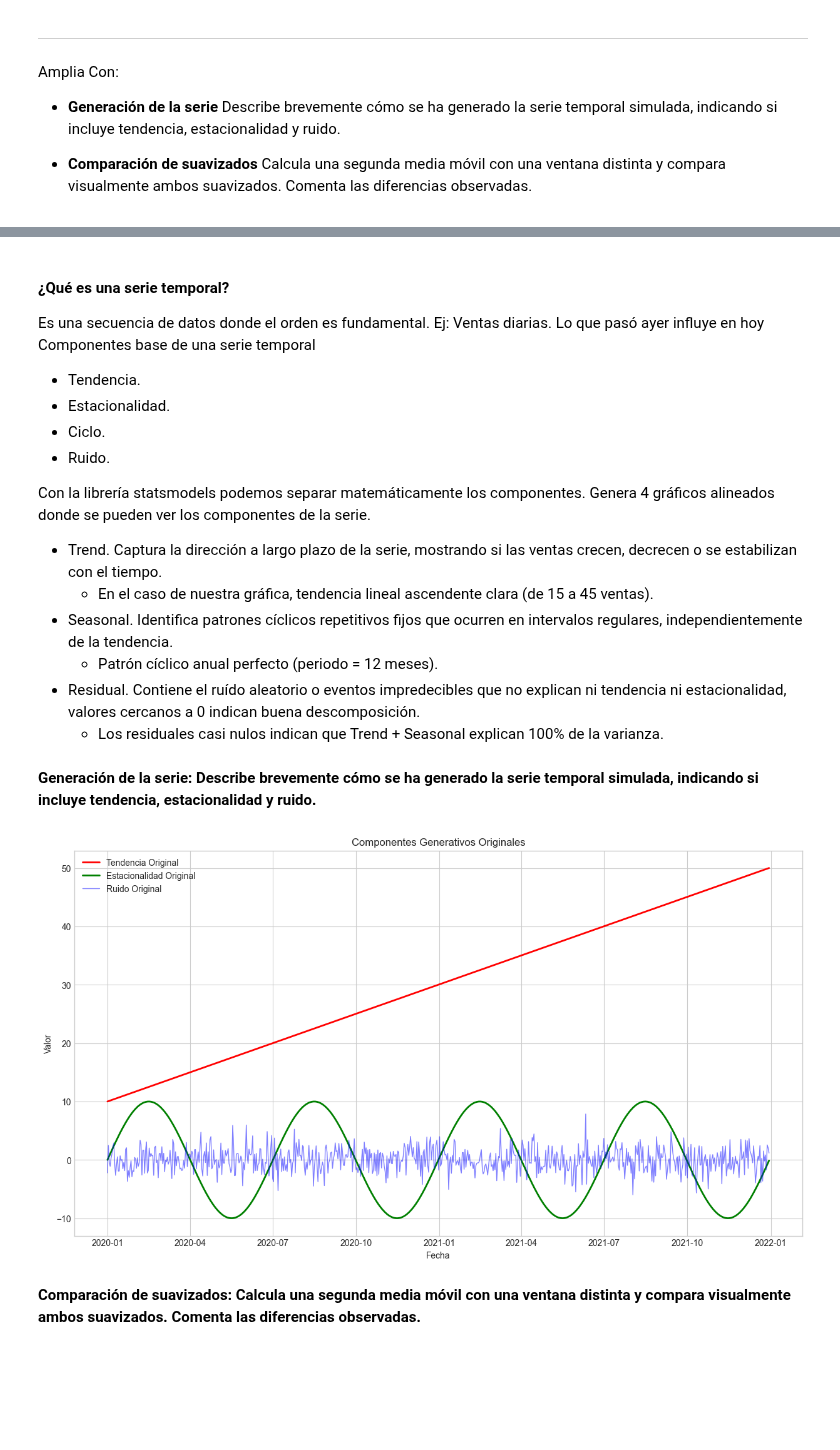
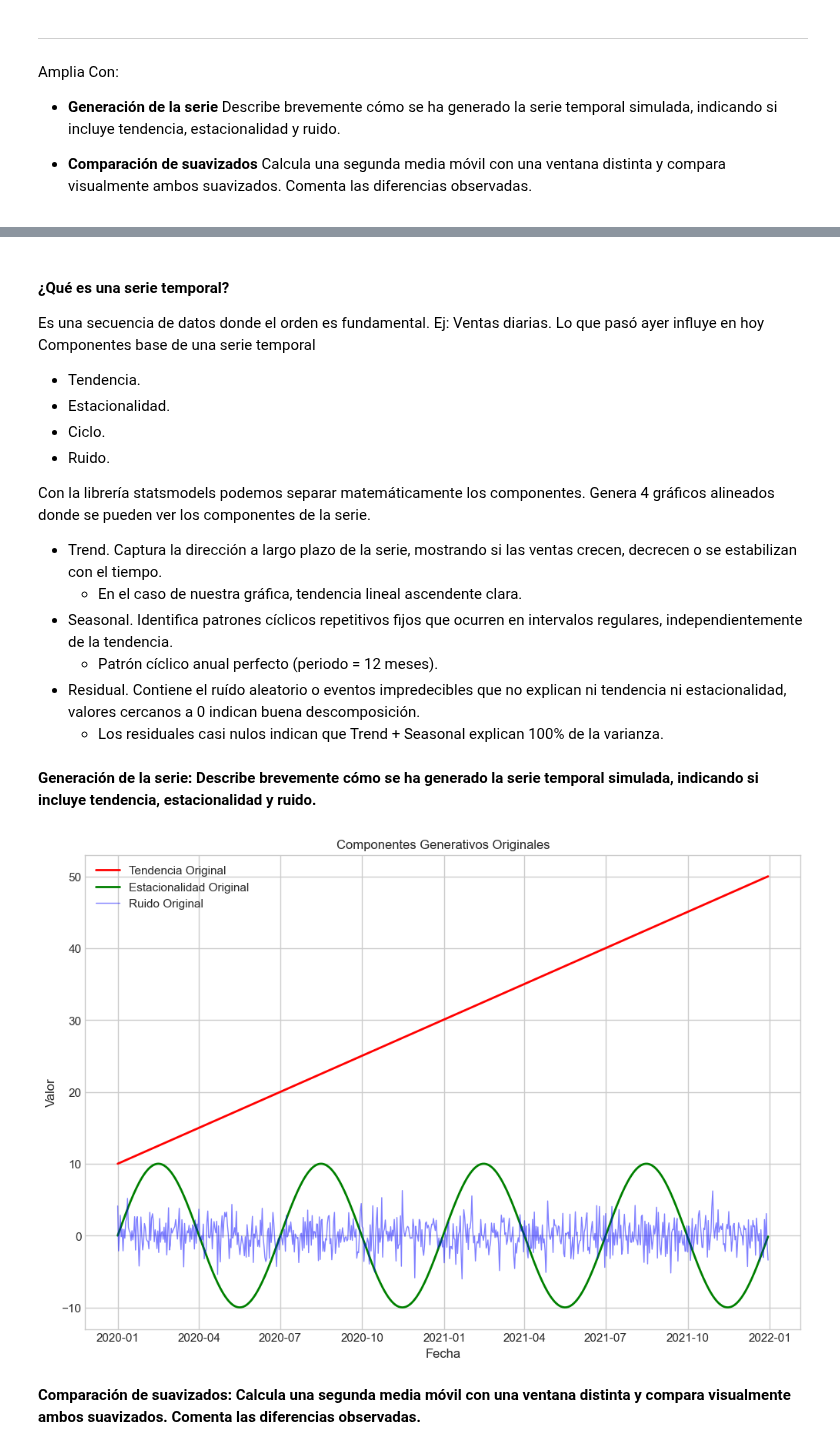
Before and after one commit to jacc1087/Estadistica, a Jupyter notebook: PracticaEstadistica__Contreras_Caño_Jose_Angel.ipynb, the cells around one changed output, grey strips where cells are left out. Saved outputs shown, nothing was run; the diff lists cells and outputs as text; code cells hidden in the pictures; blank space fills up the shorter version.

```diff
--- a/PracticaEstadistica__Contreras_Caño_Jose_Angel.ipynb
+++ b/PracticaEstadistica__Contreras_Caño_Jose_Angel.ipynb
@@ -1108,7 +1108,7 @@ Componentes base de una serie temporal <br>
 Con la librería statsmodels podemos separar matemáticamente los componentes. Genera 4 gráficos alineados donde se pueden ver los componentes de la serie.
 
 -   Trend. Captura la dirección a largo plazo de la serie, mostrando si las ventas crecen, decrecen o se estabilizan con el tiempo.
-    -   En el caso de nuestra gráfica, tendencia lineal ascendente clara (de 15 a 45 ventas).
+    -   En el caso de nuestra gráfica, tendencia lineal ascendente clara.
 -   Seasonal. Identifica patrones cíclicos repetitivos fijos que ocurren en intervalos regulares, independientemente de la tendencia.
     -   Patrón cíclico anual perfecto (periodo = 12 meses).
 -   Residual. Contiene el ruído aleatorio o eventos impredecibles que no explican ni tendencia ni estacionalidad, valores cercanos a 0 indican buena descomposición.
@@ -1116,34 +1116,34 @@ Con la librería statsmodels podemos separar matemáticamente los componentes. G
 # %% [markdown]
 **Generación de la serie: Describe brevemente cómo se ha generado la serie temporal simulada, indicando si incluye tendencia, estacionalidad y ruido.**
 # %%
-# Recrear EXACTAMENTE tus componentes generativos
+# Recrear EXACTAMENTE los componentes generativos
 datos = ts_df.index
 n = len(datos)
 
-# 1. TREND original (rojo)
+# TREND original (rojo)
 trend_original = np.linspace(10, 50, n)
 
-# 2. ESTACIONALIDAD original (verde) - 8 ciclos en 730 días
+# ESTACIONALIDAD original (verde) - 8 ciclos en 730 días
 seasonal_original = 10 * np.sin(np.linspace(0, 3.14*8, n))
 
-# 3. RUIDO original (azul)
+# RUIDO original (azul)
 np.random.seed(42)
 noise_original = ts_df['Sales'].values - (trend_original + seasonal_original)
 
 # Plot de los componentes originales
-plt.figure(figsize=(15, 8))
+plt.figure(figsize=(12, 8))
 
 # Superponer los componentes originales
 plt.plot(datos, trend_original, color='red', label='Tendencia Original', linewidth=2)
 plt.plot(datos, seasonal_original, color='green', label='Estacionalidad Original', linewidth=2)
 plt.plot(datos, noise_original, color='blue', label='Ruido Original', linewidth=1, alpha=0.5)
 plt.title('Componentes Generativos Originales')
 plt.xlabel('Fecha')
 plt.ylabel('Valor')
 plt.legend()
 plt.show()
 # %% [output]
-[figure, old version]
+[figure, new version]
 # %% [markdown]
 **Comparación de suavizados: Calcula una segunda media móvil con una ventana distinta y compara visualmente ambos suavizados. Comenta las diferencias observadas.**
 # %%
```
Also changed, not shown: parts of 2 cells of this notebook.
